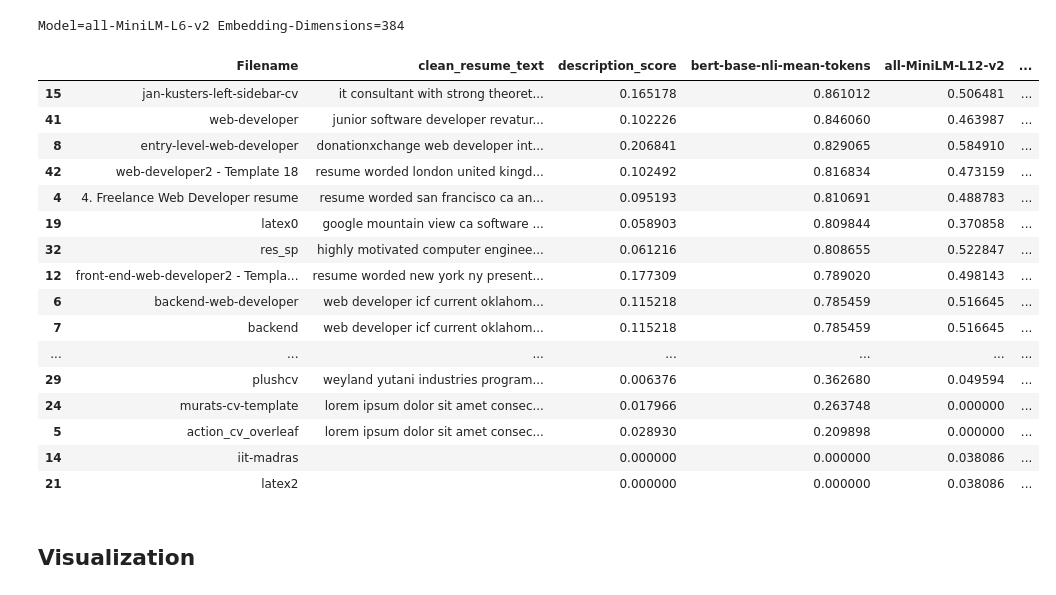
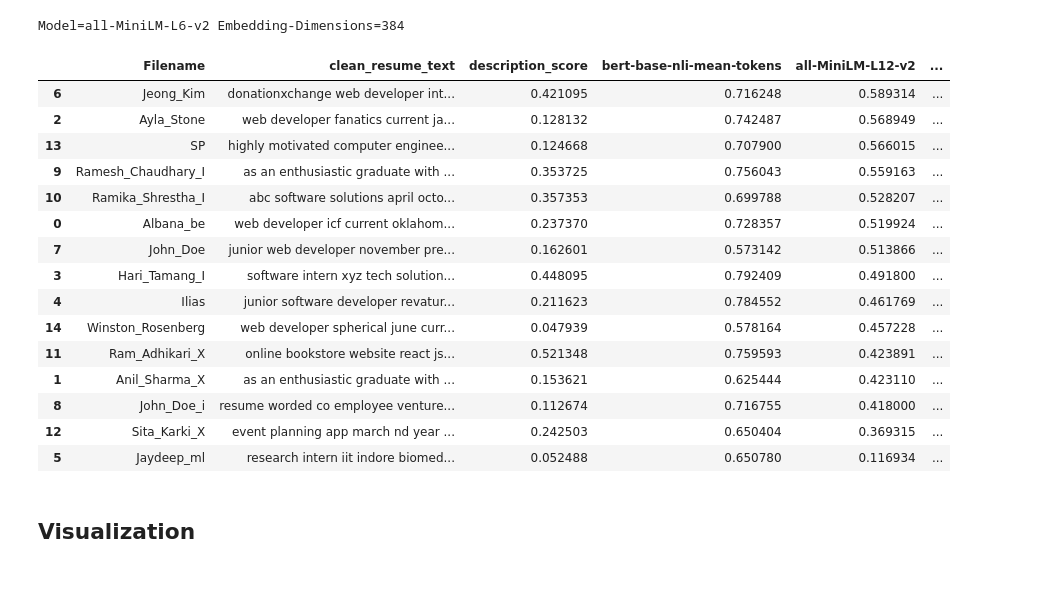
Before and after one commit to The-SP/Applicant-Ranking-System, a Jupyter notebook: Resume Parser/bert.ipynb, the cells around one changed output. Saved outputs shown, nothing was run; the diff lists cells and outputs as text; code cells hidden in the pictures.

```diff
--- a/Resume Parser/bert.ipynb
+++ b/Resume Parser/bert.ipynb
@@ -5,7 +5,7 @@ import pandas as pd
 import numpy as np
 # %%
 df_jobs = pd.read_csv('jobs.csv')
-df_resume = pd.read_csv('all_resume_sections.csv')
+df_resume = pd.read_csv('resume_sections.csv')
 df_resume.drop(columns=['INTERESTS', 'AWARDS'], inplace=True)
 df_resume.fillna('', inplace=True)
 # %% [markdown]
@@ -152,25 +155,24 @@ get_sentence_transformer_model_score(target_job, MODEL_NAME, model)
 # %% [output]
 Model=all-MiniLM-L6-v2 Embedding-Dimensions=384
 # %%
-df_resume[['Filename', 'clean_resume_text', 'description_score', 'bert-base-nli-mean-tokens', 'all-MiniLM-L12-v2', 'all-MiniLM-L6-v2']].sort_values(by='bert-base-nli-mean-tokens', ascending=False)
+df_resume[['Filename', 'clean_resume_text', 'description_score', 'bert-base-nli-mean-tokens', 'all-MiniLM-L12-v2', 'all-MiniLM-L6-v2']].sort_values(by='all-MiniLM-L12-v2', ascending=False)
 # %% [output]
 |  | Filename | clean_resume_text | description_score | bert-base-nli-mean-tokens | all-MiniLM-L12-v2 | ... |
-| 15 | jan-kusters-left-sidebar-cv | it consultant with strong theoret... | 0.165178 | 0.861012 | 0.506481 | ... |
-| 41 | web-developer | junior software developer revatur... | 0.102226 | 0.846060 | 0.463987 | ... |
-| 8 | entry-level-web-developer | donationxchange web developer int... | 0.206841 | 0.829065 | 0.584910 | ... |
-| 42 | web-developer2 - Template 18 | resume worded london united kingd... | 0.102492 | 0.816834 | 0.473159 | ... |
-| 4 | 4. Freelance Web Developer resume | resume worded san francisco ca an... | 0.095193 | 0.810691 | 0.488783 | ... |
-| 19 | latex0 | google mountain view ca software ... | 0.058903 | 0.809844 | 0.370858 | ... |
-| 32 | res_sp | highly motivated computer enginee... | 0.061216 | 0.808655 | 0.522847 | ... |
-| 12 | front-end-web-developer2 - Templa... | resume worded new york ny present... | 0.177309 | 0.789020 | 0.498143 | ... |
-| 6 | backend-web-developer | web developer icf current oklahom... | 0.115218 | 0.785459 | 0.516645 | ... |
-| 7 | backend | web developer icf current oklahom... | 0.115218 | 0.785459 | 0.516645 | ... |
-| ... | ... | ... | ... | ... | ... | ... |
-| 29 | plushcv | weyland yutani industries program... | 0.006376 | 0.362680 | 0.049594 | ... |
-| 24 | murats-cv-template | lorem ipsum dolor sit amet consec... | 0.017966 | 0.263748 | 0.000000 | ... |
-| 5 | action_cv_overleaf | lorem ipsum dolor sit amet consec... | 0.028930 | 0.209898 | 0.000000 | ... |
-| 14 | iit-madras |  | 0.000000 | 0.000000 | 0.038086 | ... |
-| 21 | latex2 |  | 0.000000 | 0.000000 | 0.038086 | ... |
+| 6 | Jeong_Kim | donationxchange web developer int... | 0.421095 | 0.716248 | 0.589314 | ... |
+| 2 | Ayla_Stone | web developer fanatics current ja... | 0.128132 | 0.742487 | 0.568949 | ... |
+| 13 | SP | highly motivated computer enginee... | 0.124668 | 0.707900 | 0.566015 | ... |
+| 9 | Ramesh_Chaudhary_I | as an enthusiastic graduate with ... | 0.353725 | 0.756043 | 0.559163 | ... |
+| 10 | Ramika_Shrestha_I | abc software solutions april octo... | 0.357353 | 0.699788 | 0.528207 | ... |
+| 0 | Albana_be | web developer icf current oklahom... | 0.237370 | 0.728357 | 0.519924 | ... |
+| 7 | John_Doe | junior web developer november pre... | 0.162601 | 0.573142 | 0.513866 | ... |
+| 3 | Hari_Tamang_I | software intern xyz tech solution... | 0.448095 | 0.792409 | 0.491800 | ... |
+| 4 | Ilias | junior software developer revatur... | 0.211623 | 0.784552 | 0.461769 | ... |
+| 14 | Winston_Rosenberg | web developer spherical june curr... | 0.047939 | 0.578164 | 0.457228 | ... |
+| 11 | Ram_Adhikari_X | online bookstore website react js... | 0.521348 | 0.759593 | 0.423891 | ... |
+| 1 | Anil_Sharma_X | as an enthusiastic graduate with ... | 0.153621 | 0.625444 | 0.423110 | ... |
+| 8 | John_Doe_i | resume worded co employee venture... | 0.112674 | 0.716755 | 0.418000 | ... |
+| 12 | Sita_Karki_X | event planning app march nd year ... | 0.242503 | 0.650404 | 0.369315 | ... |
+| 5 | Jaydeep_ml | research intern iit indore biomed... | 0.052488 | 0.650780 | 0.116934 | ... |
 # %% [markdown]
 ## Visualization
 # %%
```
Also changed, not shown: parts of 4 cells of this notebook, 4 other files.
